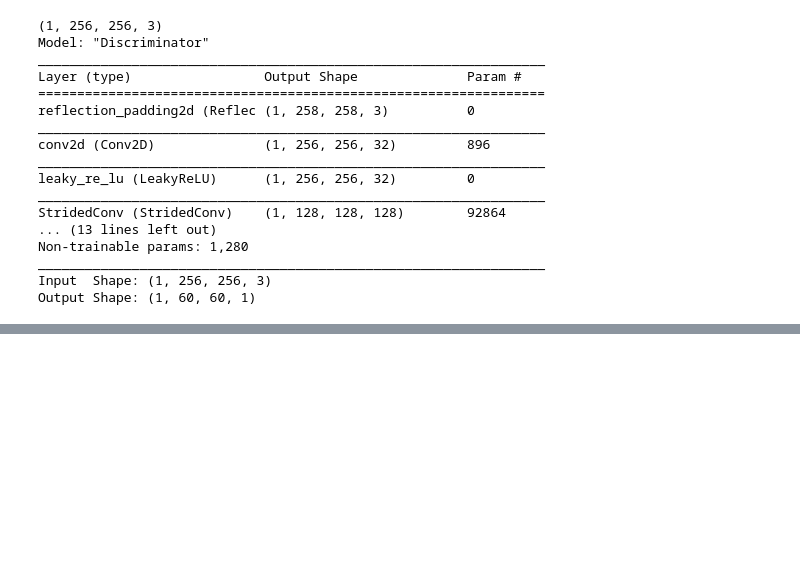
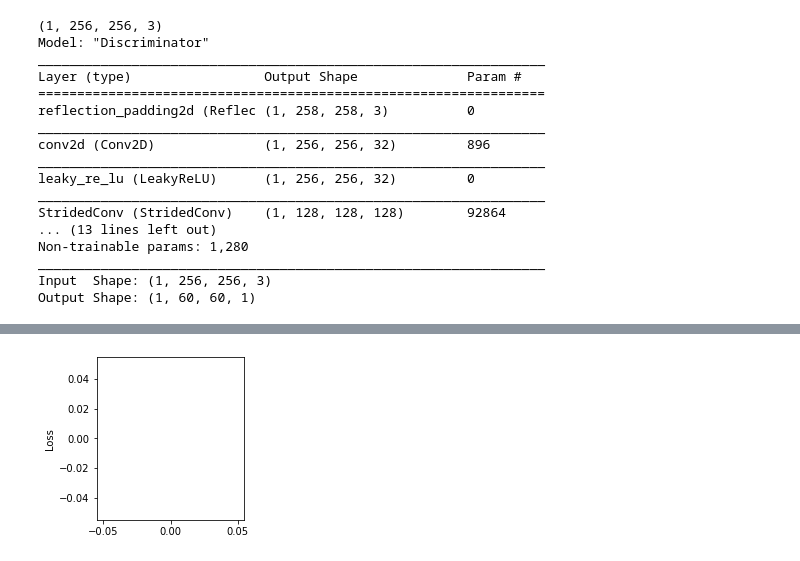
Before and after one commit to GarlandZhang/pg-toons, a Jupyter notebook: cartoongan_impl.ipynb, the cells around one changed output, grey strips where cells are left out. Cells and saved outputs as stored; diff of their text form; code cells hidden in the pictures; blank space fills up the shorter version.

```diff
--- a/cartoongan_impl.ipynb
+++ b/cartoongan_impl.ipynb
@@ -492,6 +512,18 @@ def pretrain_generator():
   gc.collect()
 
   return generator
+# %%
+def plot_logs():
+  plt.figure(figsize=(9, 3))
+
+  # plot pretrain loss
+  epochs = [tup[0] for tup in logger['pretrain_loss']]
+  loss = [tup[1] for tup in logger['pretrain_loss']]
+  plt.subplot(131)
+  plt.plot(epochs, loss)
+  plt.ylabel('Loss')
+
+  plt.show()
 # %%
 d_loss_obj = tf.keras.losses.BinaryCrossentropy(from_logits=True)
 g_loss_obj = tf.keras.losses.BinaryCrossentropy(from_logits=True)
@@ -540,0 +559,4 @@ Apply gradients
+# %%
+plot_logs()
+# %% [output]
+[figure, added]
```
Also changed, not shown: parts of 7 cells of this notebook.
